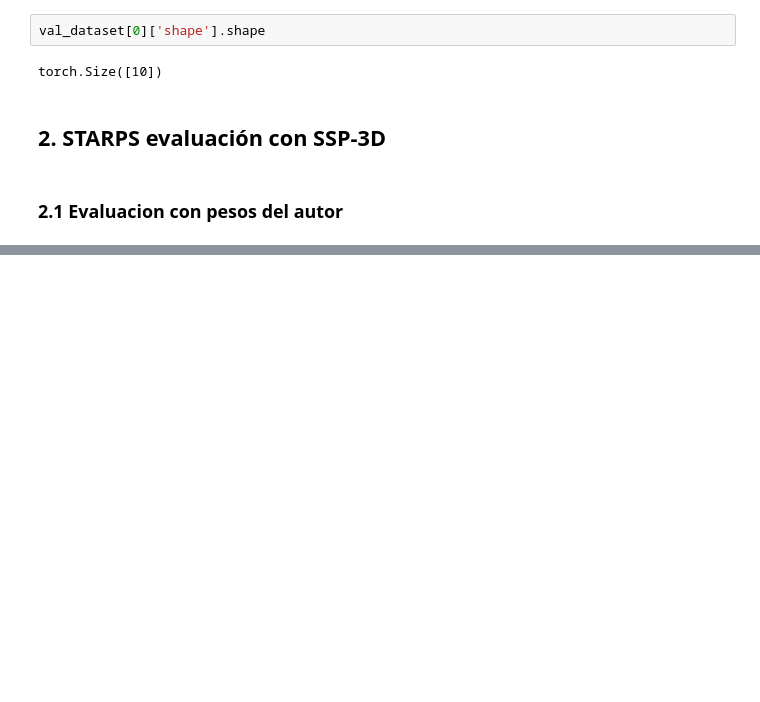
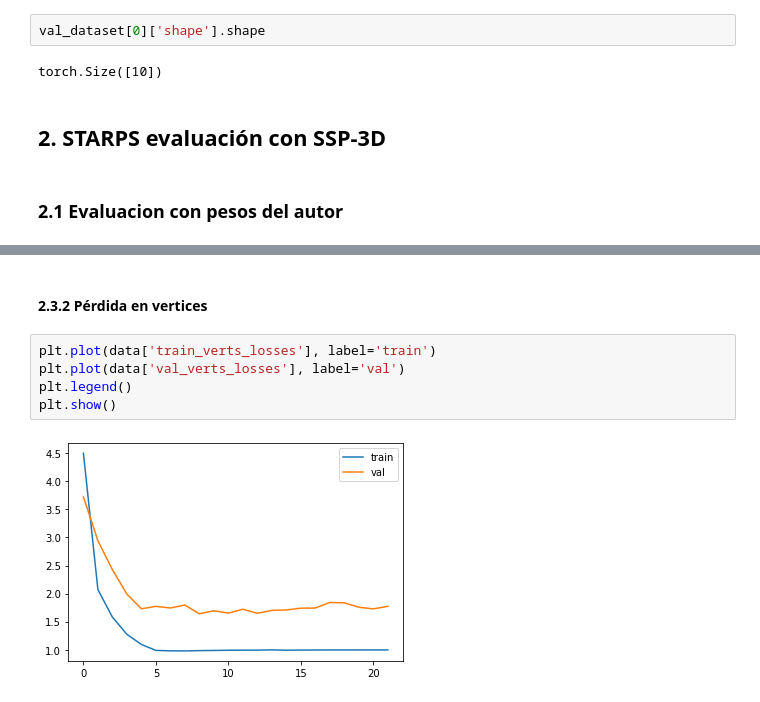
Before and after one commit to vcarlosrb/STRAPS-3DHumanShapePose, a Jupyter notebook: evaluation.ipynb, the cells around one changed output, grey strips where cells are left out. Drawn from its saved outputs; the diff is of its cells as text; blank space fills up the shorter version.

```diff
--- a/evaluation.ipynb
+++ b/evaluation.ipynb
@@ -242,0 +324,9 @@ PVE-T-SC:  0.010000903993447585
+# %% [markdown]
+#### 2.3.2 Pérdida en vertices
+# %%
+plt.plot(data['train_verts_losses'], label='train')
+plt.plot(data['val_verts_losses'], label='val')
+plt.legend()
+plt.show()
+# %% [output]
+[figure, added]
```
Also changed, not shown: parts of 53 cells of this notebook, 2 other files.
